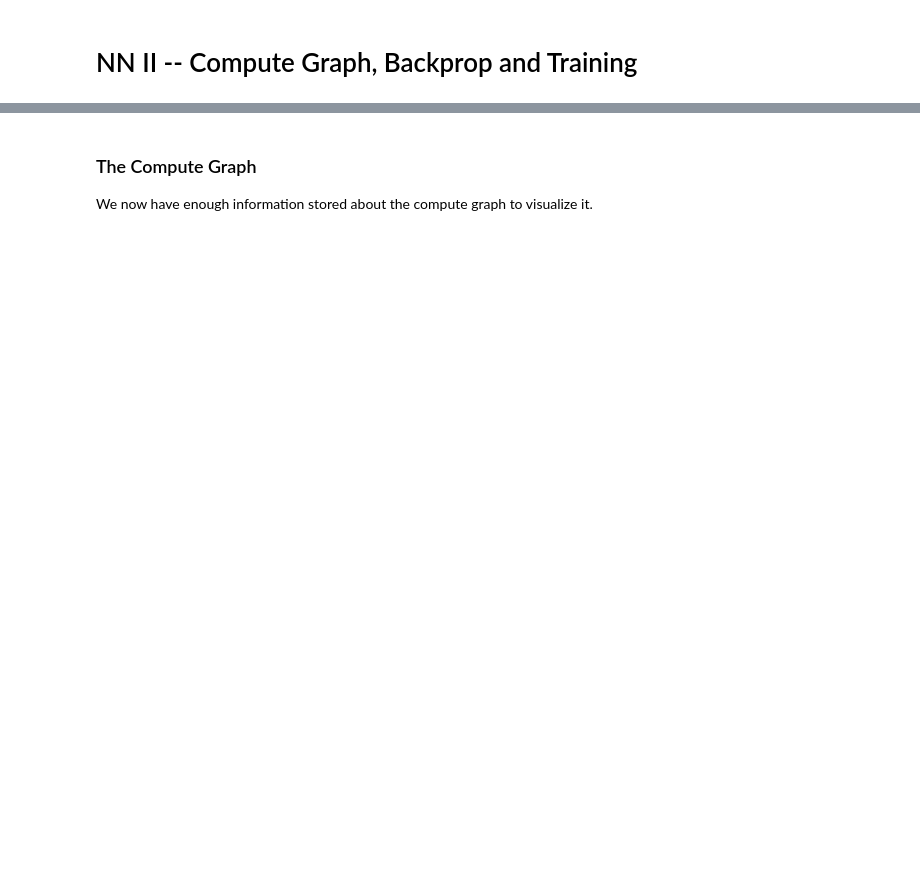
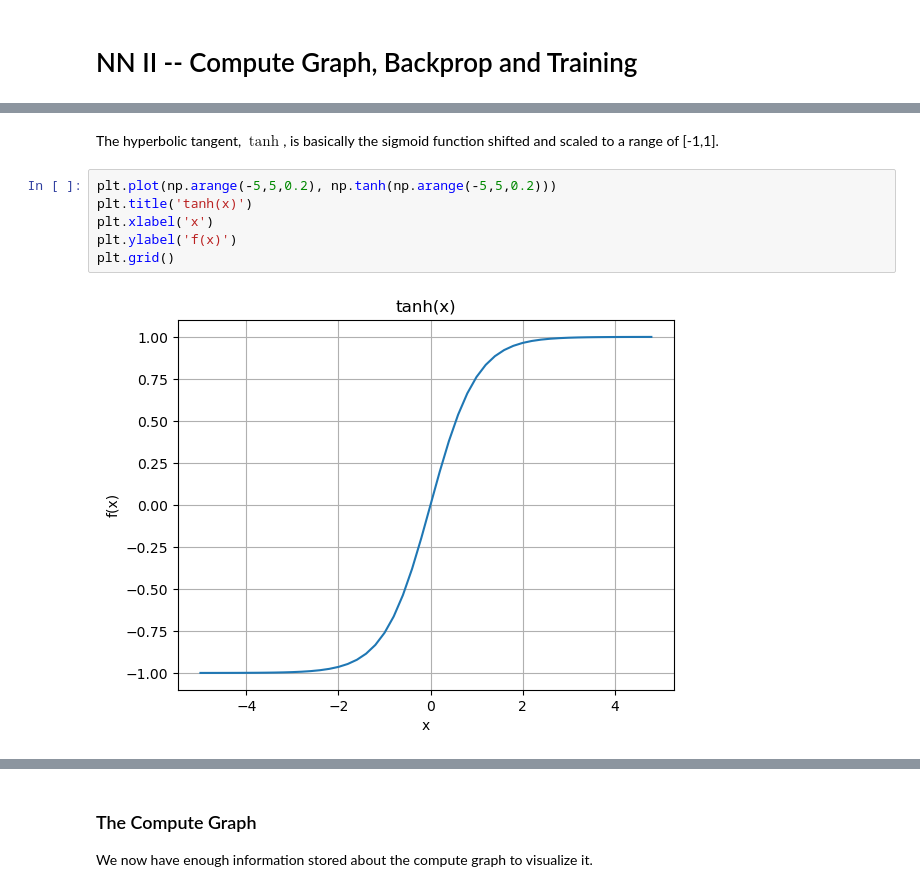
Before and after one commit to mcrovella/DS701-Tools-for-Data-Science, a Jupyter notebook: 24-NN-II-Backprop.ipynb, the cells around one changed output, grey strips where cells are left out. Cells and saved outputs as stored; diff of their text form; blank space fills up the shorter version.

```diff
--- a/24-NN-II-Backprop.ipynb
+++ b/24-NN-II-Backprop.ipynb
@@ -2,0 +105,10 @@
+# %% [markdown]
+The hyperbolic tangent, $\tanh$, is basically the sigmoid function shifted and scaled to a range of [-1,1].
+# %%
+plt.plot(np.arange(-5,5,0.2), np.tanh(np.arange(-5,5,0.2)))
+plt.title('tanh(x)')
+plt.xlabel('x')
+plt.ylabel('f(x)')
+plt.grid()
+# %% [output]
+[figure, added]
```
Also changed, not shown: parts of 161 cells of this notebook.
